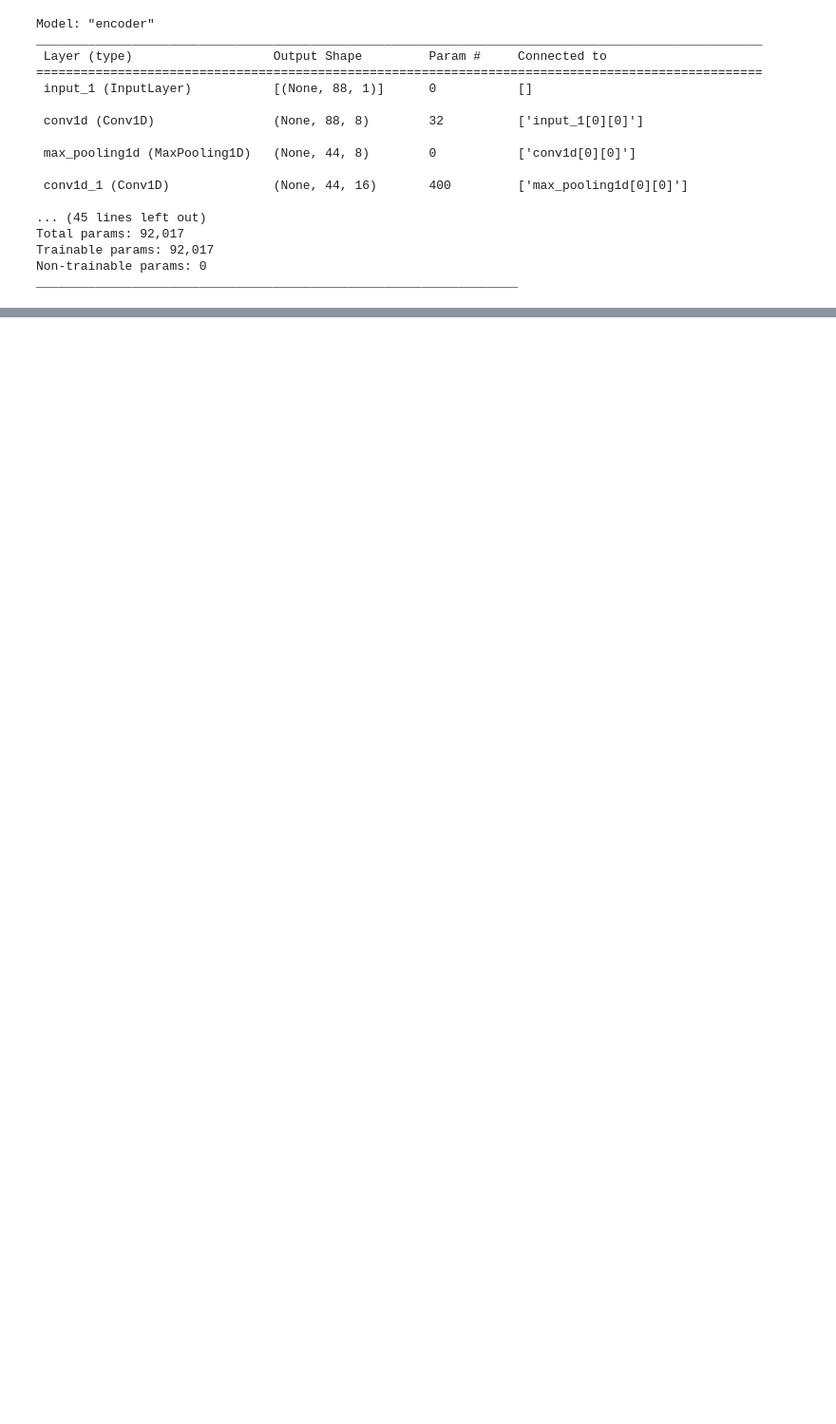
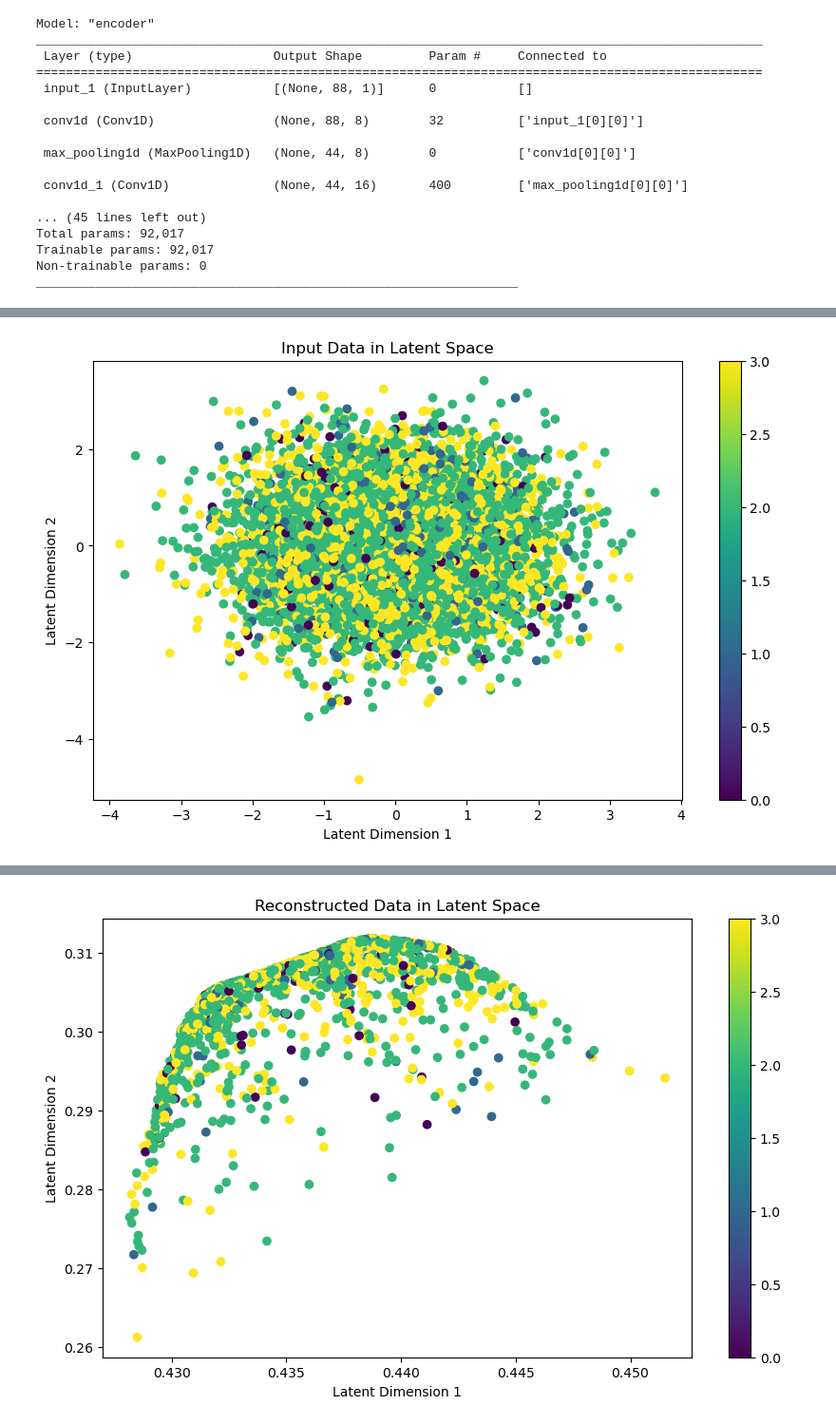
Before and after one commit to bruno4355/Diplomski-rad, a Jupyter notebook: exp.ipynb, the cells around one changed output, grey strips where cells are left out. Shown at 95% size. Saved outputs shown, nothing was run; the diff lists cells and outputs as text; code cells hidden in the pictures; blank space fills up the shorter version.

```diff
--- a/exp.ipynb
+++ b/exp.ipynb
@@ -264,0 +269,28 @@ viz_latent_space_val(encoder, data, labels)
+# %%
+import matplotlib.pyplot as plt
+
+def plot_data_latent_space(encoder, x_data, y_data):
+    _, _, z = encoder.predict(x_data)
+    plt.scatter(z[:, 0], z[:, 1], c=y_data)
+    plt.colorbar()
+    plt.xlabel("Latent Dimension 1")
+    plt.ylabel("Latent Dimension 2")
+    plt.title("Input Data in Latent Space")
+    plt.show()
+
+def plot_reconstructed_latent_space(encoder, decoder, x_data, y_data):
+    _, _, z = encoder.predict(x_data)
+    reconstructed_data = decoder.predict(z)
+    plt.scatter(reconstructed_data[:, 0], reconstructed_data[:, 1], c=y_data)
+    plt.colorbar()
+    plt.xlabel("Latent Dimension 1")
+    plt.ylabel("Latent Dimension 2")
+    plt.title("Reconstructed Data in Latent Space")
+    plt.show()
+
+plt.figure(figsize=(10, 6))
+plot_data_latent_space(encoder, x_train, y_train)
+
+plt.figure(figsize=(10, 6))
+plot_reconstructed_latent_space(encoder, decoder, x_test, y_test)
+# %% [output]
@@ -264,0 +298 @@ viz_latent_space_val(encoder, data, labels)
+[figure, added]
@@ -264,0 +301 @@ viz_latent_space_val(encoder, data, labels)
+[figure, added]
```
Also changed, not shown: parts of 9 cells of this notebook, 3 other files.
